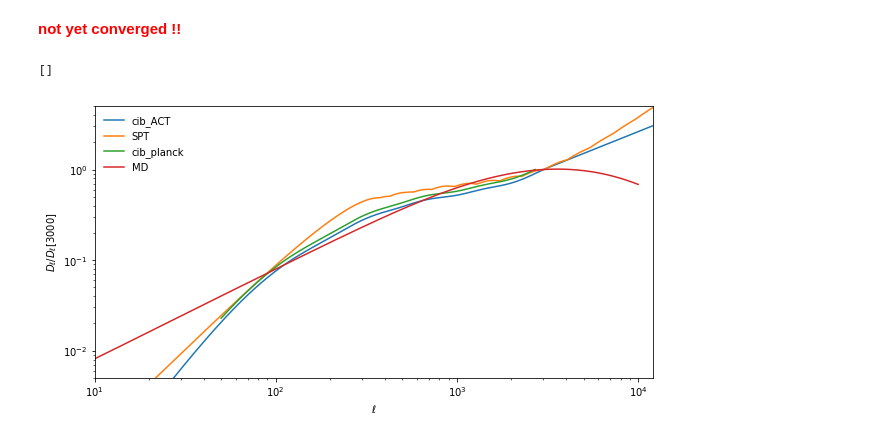
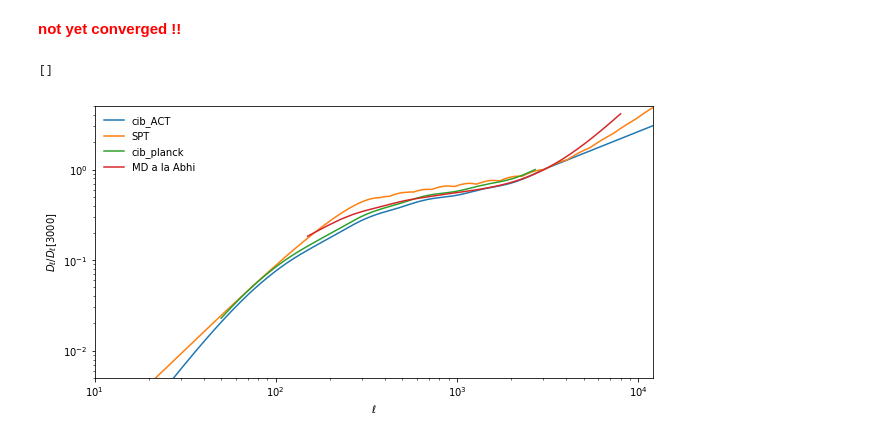
Before and after one commit to mtristram/hillik, a Jupyter notebook: scripts/hillik_chains.ipynb, the cells around one changed output. Saved outputs shown, nothing was run; the diff lists cells and outputs as text; code cells hidden in the pictures.

```diff
--- a/scripts/hillik_chains.ipynb
+++ b/scripts/hillik_chains.ipynb
@@ -326,31 +328,30 @@ fig=MCtools.triangle( chains, listpar, labels=runnames)
 # %%
 PKdir = "/sps/planck/Users/tristram/Soft/Hillik/modules/data"
 tempnames = { "cib_ACT":"cib_extra.dat",  #ACT
              "cib_1h":"dl_cib_1halo_norm1_25000.txt",
              "cib_2h":"dl_cib_2halo_norm1_25000.txt"}
 plt.figure(figsize=(10,5))
 #ACT
 l,cl = loadtxt( f"{PKdir}/foregrounds/cib_extra.dat", unpack=True)
 plt.plot(l,cl/cl[l==3000], label="cib_ACT")
 #SPT
 l1,cl1 = loadtxt( f"{PKdir}/foregrounds/dl_cib_1halo_norm1_25000.txt", unpack=True)
 l2,cl2 = loadtxt( f"{PKdir}/foregrounds/dl_cib_2halo_norm1_25000.txt", unpack=True)
 plot( l1, (cl1+cl2)/(cl1+cl2)[l1==3000], label="SPT")
 #PLK
 cib = fits.getdata( f"{PKdir}/planck_2020/hillipop/foregrounds/CIB_planck_npipe_model_v3_217x217.fits")
 cl = cib.ELL*(cib.ELL+1)/2/pi*(cib.CL1HALO+cib.CL2HALO)
 plt.plot( cib.ELL, cl/cl[-1], label="cib_planck")
 #MD
-l,cl1,cl2,_ = loadtxt(f"{PKdir}/foregrounds/ClSZ_poiss_corr_MD2_cppp_bestCl_NILC_extra12_cibps_lmax10000.res",unpack=True)
-plot( l, (cl1+cl2)/(cl1+cl2)[l==3000], label="MD")
-#plt.plot( l, cl1/cl1[l==3000], label="cib_douspis")
-#plt.plot( l, cl2/cl2[l==3000], label="cib_douspis")
+l,cl1h = loadtxt(f"{PKdir}/foregrounds/dl_CIB_1h_Abi_545.dat",unpack=True)
+l,cl2h = loadtxt(f"{PKdir}/foregrounds/dl_CIB_2h_Abi_545.dat",unpack=True)
+plot( l, (cl1h+cl2h)/(cl1h+cl2h)[73], label="MD a la Abhi")
 plt.legend()
 plt.ylim(5e-3,5)
 plt.xlabel("$\ell$")
 plt.ylabel("$D_\ell/D_\ell[3000]$")
 plt.xlim(10,1.2e4)
 plt.loglog()
 # %% [output]
 []
-[figure, old version]
+[figure, new version]
```
Also changed, not shown: parts of 2 cells of this notebook.
